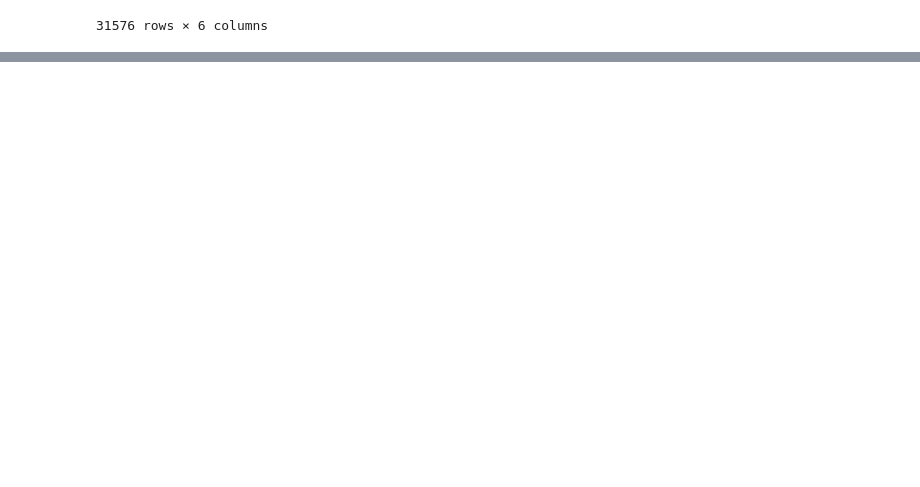
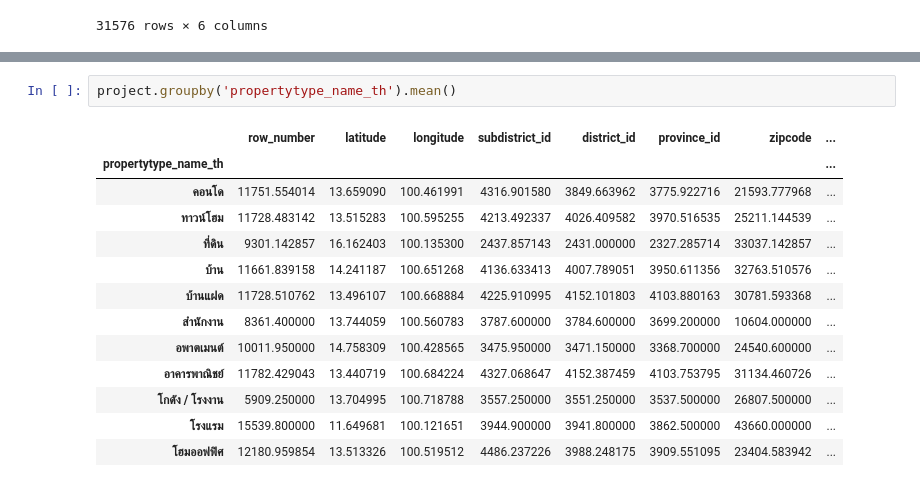
Before and after one commit to Aomaphisara/Python-basics, a Jupyter notebook: Pandas1.ipynb, the cells around one changed output, grey strips where cells are left out. Drawn from its saved outputs; the diff is of its cells as text; blank space fills up the shorter version.

```diff
--- a/Pandas1.ipynb
+++ b/Pandas1.ipynb
@@ -1650,0 +1585,16 @@ data_human2_renamed
+# %%
+project.groupby('propertytype_name_th').mean()
+# %% [output]
+|  | row_number | latitude | longitude | subdistrict_id | district_id | province_id | zipcode | ... |
+| propertytype_name_th |  |  |  |  |  |  |  | ... |
+| คอนโด | 11751.554014 | 13.659090 | 100.461991 | 4316.901580 | 3849.663962 | 3775.922716 | 21593.777968 | ... |
+| ทาวน์โฮม | 11728.483142 | 13.515283 | 100.595255 | 4213.492337 | 4026.409582 | 3970.516535 | 25211.144539 | ... |
+| ที่ดิน | 9301.142857 | 16.162403 | 100.135300 | 2437.857143 | 2431.000000 | 2327.285714 | 33037.142857 | ... |
+| บ้าน | 11661.839158 | 14.241187 | 100.651268 | 4136.633413 | 4007.789051 | 3950.611356 | 32763.510576 | ... |
+| บ้านแฝด | 11728.510762 | 13.496107 | 100.668884 | 4225.910995 | 4152.101803 | 4103.880163 | 30781.593368 | ... |
+| สำนักงาน | 8361.400000 | 13.744059 | 100.560783 | 3787.600000 | 3784.600000 | 3699.200000 | 10604.000000 | ... |
+| อพาตเมนต์ | 10011.950000 | 14.758309 | 100.428565 | 3475.950000 | 3471.150000 | 3368.700000 | 24540.600000 | ... |
+| อาคารพาณิชย์ | 11782.429043 | 13.440719 | 100.684224 | 4327.068647 | 4152.387459 | 4103.753795 | 31134.460726 | ... |
+| โกดัง / โรงงาน | 5909.250000 | 13.704995 | 100.718788 | 3557.250000 | 3551.250000 | 3537.500000 | 26807.500000 | ... |
+| โรงแรม | 15539.800000 | 11.649681 | 100.121651 | 3944.900000 | 3941.800000 | 3862.500000 | 43660.000000 | ... |
+| โฮมออฟฟิศ | 12180.959854 | 13.513326 | 100.519512 | 4486.237226 | 3988.248175 | 3909.551095 | 23404.583942 | ... |
```
Also changed, not shown: parts of 69 cells of this notebook.
